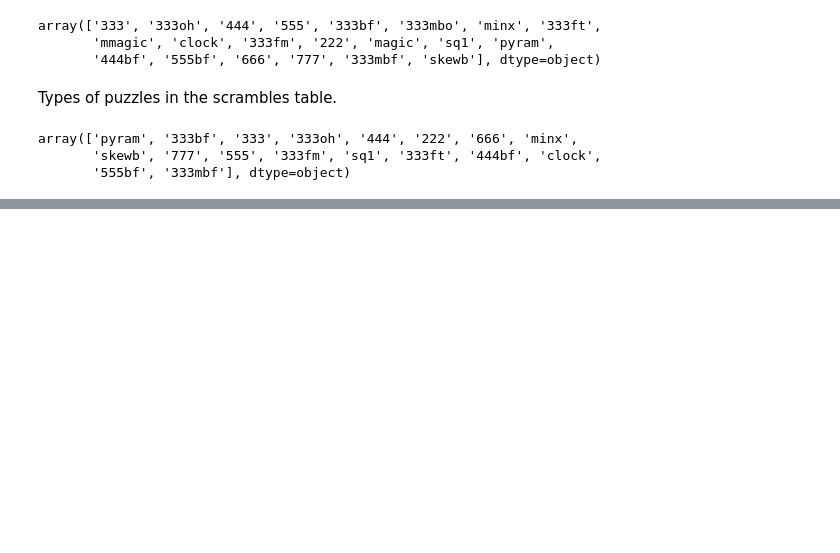
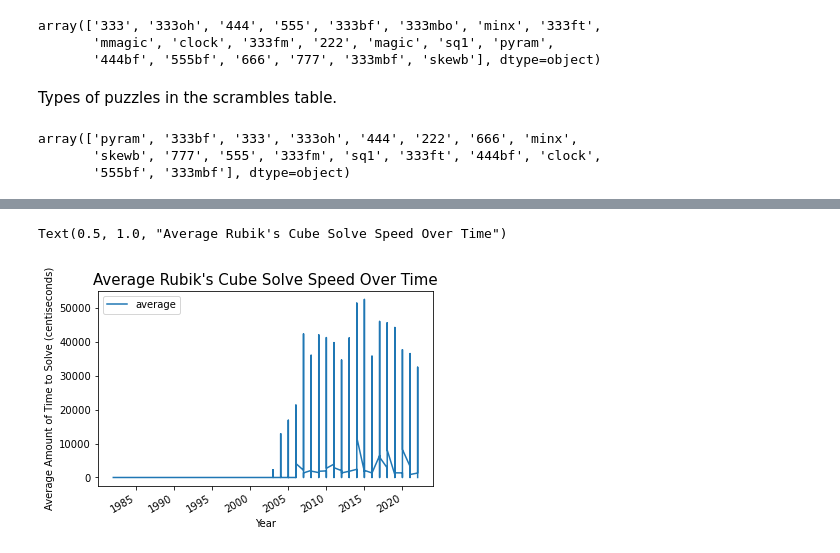
Before and after one commit to Camelot314/rubiks_analysis, a Jupyter notebook: rubicks_cubes.ipynb, the cells around one changed output, grey strips where cells are left out. Saved outputs shown, nothing was run; the diff lists cells and outputs as text; code cells hidden in the pictures; blank space fills up the shorter version.

```diff
--- a/rubicks_cubes.ipynb
+++ b/rubicks_cubes.ipynb
@@ -183,0 +349,9 @@ scrambles_frame = scrambles_frame[scrambles_frame['eventId'] == '333']
+# %%
+avg_times = results_frame.groupby('year')['average'].mean()
+plot = results_frame.plot.line('year', 'average')
+plot.set(ylabel="Average Amount of Time to Solve (centiseconds)", xlabel="Year")
+plt.rc('axes', titlesize = 15)
+plt.title("Average Rubik's Cube Solve Speed Over Time")
+# %% [output]
+Text(0.5, 1.0, "Average Rubik's Cube Solve Speed Over Time")
+[figure, added]
```
Also changed, not shown: parts of 29 cells of this notebook.
